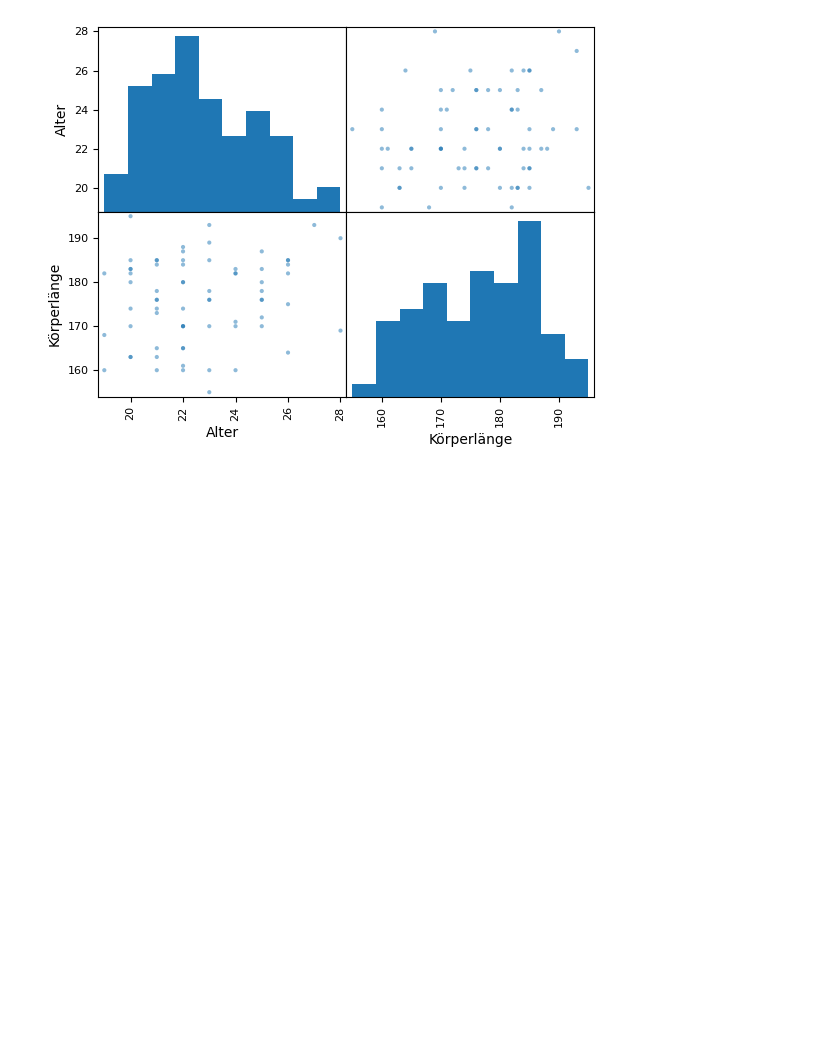
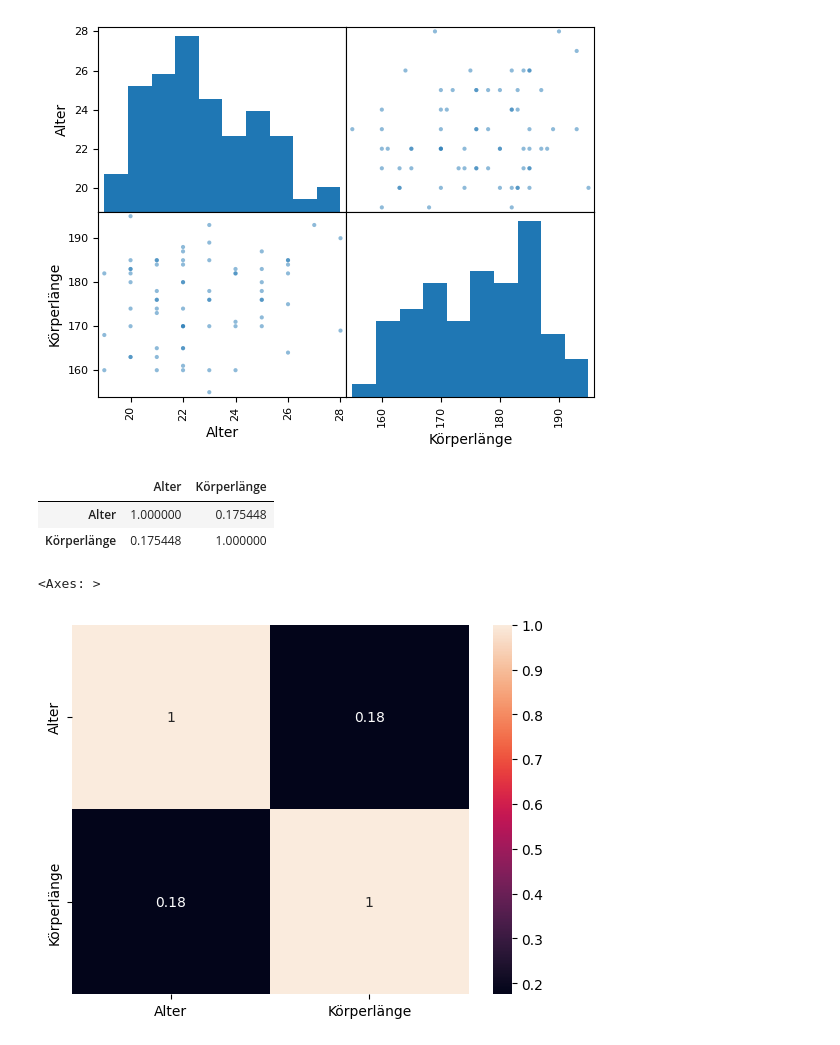
Before and after one commit to FelixWick/data_science, a Jupyter notebook: examples/1_EDA/stats_WS1718.ipynb, the cells around one changed output. Cells and saved outputs as stored; diff of their text form; code cells hidden in the pictures; blank space fills up the shorter version.

Commit message:
add heatmap

```diff
--- a/examples/1_EDA/stats_WS1718.ipynb
+++ b/examples/1_EDA/stats_WS1718.ipynb
@@ -183,3 +197,14 @@ array([[<Axes: xlabel='Alter', ylabel='Alter'>,
        [<Axes: xlabel='Alter', ylabel='Körperlänge'>,
         <Axes: xlabel='Körperlänge', ylabel='Körperlänge'>]], dtype=object)
 [figure]
+# %%
+df[["Alter", "Körperlänge"]].corr()
+# %% [output]
+|  | Alter | Körperlänge |
+| Alter | 1.000000 | 0.175448 |
+| Körperlänge | 0.175448 | 1.000000 |
+# %%
+sns.heatmap(df[["Alter", "Körperlänge"]].corr(), annot=True)
+# %% [output]
+<Axes: >
+[figure, added]
```
Also changed, not shown: parts of 2 cells of this notebook.
